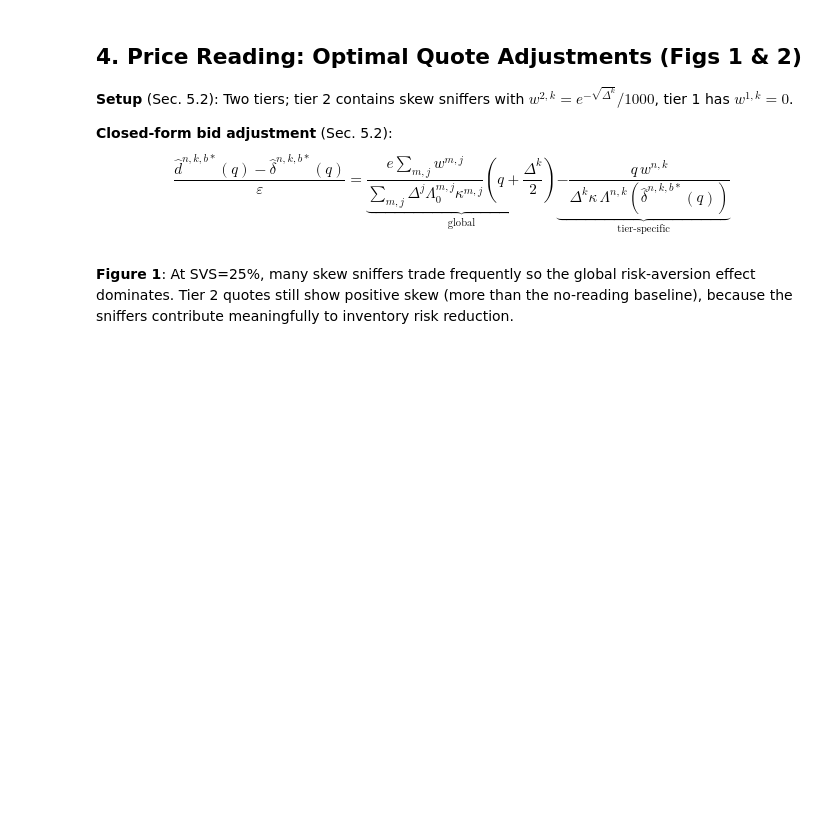
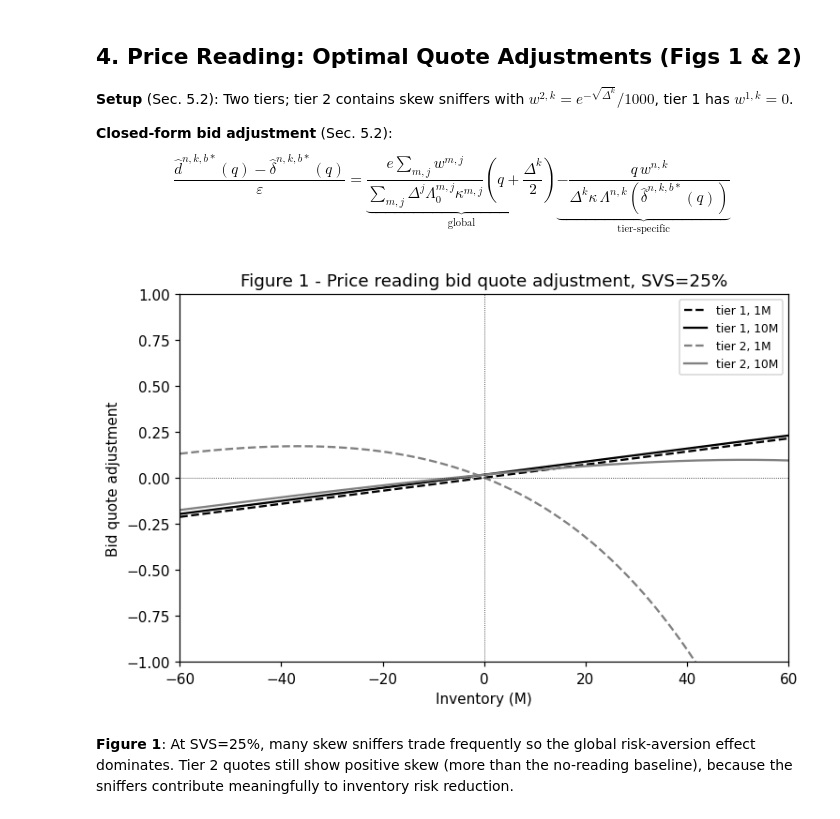
Before and after one commit to yurit04/algo_market_making, a Jupyter notebook: notebooks/optimal_quoting_adverse_selection_price_reading.ipynb, the cells around one changed output. Saved outputs shown, nothing was run; the diff lists cells and outputs as text; code cells hidden in the pictures; blank space fills up the shorter version.

Commit message:
added optiomal quoting under adverse selection

```diff
--- a/notebooks/optimal_quoting_adverse_selection_price_reading.ipynb
+++ b/notebooks/optimal_quoting_adverse_selection_price_reading.ipynb
@@ -13,6 +13,18 @@ Imports, random seed, and global constants from Sec. 5.1.
 # %%
 import numpy as np
 import matplotlib.pyplot as plt
+from pathlib import Path
+
+
+def _find_repo_root() -> Path:
+    for path in (Path.cwd(), *Path.cwd().parents):
+        if (path / "pyproject.toml").is_file():
+            return path
+    raise FileNotFoundError("Could not find repo root (pyproject.toml)")
+
+
+OUTPUT_DIR = _find_repo_root() / "outputs" / "notebooks" / "optimal_quoting_adverse_selection_price_reading"
+OUTPUT_DIR.mkdir(parents=True, exist_ok=True)
 
 np.random.seed(42)
 plt.rcParams.update({'figure.dpi': 110, 'font.size': 10})
@@ -31,6 +43,7 @@ GAMMA = 1e-4                              # bp^-1 M^-1
 E     = np.e                              # Euler's number in H^{n,k}(p) = L_0/k * e^{-1-kp}
 
 print("Parameters loaded.")
+print(f"  Figures → {OUTPUT_DIR}")
 print(f"  sigma={SIGMA:.4f} bp/sqrt(s), gamma={GAMMA:.1e} bp^-1 M^-1, kappa={KAPPA} bp^-1")
 print(f"  Sizes (M): {SIZES}")
 print(f"  Total Lambda_0 (day^-1): {LAMBDA0_TOTAL_DAY}")
@@ -128,34 +155,36 @@ def pr_adj_bid(q_arr, n_tier, Lambda0_1, Lambda0_2):
 
     # Tier-specific weights
     w_n = w2 if n_tier == 1 else np.zeros(K)
 
     # Global term (bid, + sign per Sec. 5.2)
     global_bid = global_coeff * (q[None,:] + SIZES[:,None]/2.0)  # (K, Q)
 
     # Tier-specific term (bid): -q * w^{n,k} / (Delta^k * kappa * Lambda^{n,k}(delta))
     tier_bid = -(q[None,:] * w_n[:,None]) / (SIZES[:,None] * KAPPA * Lam_at_b)
 
     return global_bid + tier_bid    # (K, Q)
 
 
 # --- Figure 1: SVS = 25% (Sec. 5.2) -----------------------------------------
 q_grid = np.linspace(-60, 60, 300)
 SVS = 0.25
 L1, L2 = SVS * LAMBDA0_TOTAL, (1-SVS) * LAMBDA0_TOTAL
 
 adj_t1 = pr_adj_bid(q_grid, 0, L1, L2)   # tier 1 (no sniffers)
 adj_t2 = pr_adj_bid(q_grid, 1, L1, L2)   # tier 2 (skew sniffers)
 
 fig, ax = plt.subplots(figsize=(7, 4.5))
 ax.plot(q_grid, adj_t1[0],  'k--',  lw=1.5, label='tier 1, 1M')
 ax.plot(q_grid, adj_t1[3],  'k-',   lw=1.5, label='tier 1, 10M')
 ax.plot(q_grid, adj_t2[0],  color='gray', lw=1.5, ls='--', label='tier 2, 1M')
 ax.plot(q_grid, adj_t2[3],  color='gray', lw=1.5, ls='-',  label='tier 2, 10M')
 ax.axhline(0, color='k', lw=0.5, ls=':'); ax.axvline(0, color='k', lw=0.5, ls=':')
 ax.set(xlim=(-60,60), ylim=(-1,1), xlabel='Inventory (M)', ylabel='Bid quote adjustment',
        title='Figure 1 - Price reading bid quote adjustment, SVS=25%')
 ax.legend(fontsize=8)
-plt.tight_layout(); plt.savefig('/tmp/fig1.png', dpi=110); plt.show()
+plt.tight_layout(); plt.savefig(OUTPUT_DIR / 'fig1.png', dpi=110); plt.show()
+# %% [output]
+[figure, added]
 # %% [markdown]
 **Figure 1**: At SVS=25%, many skew sniffers trade frequently so the global risk-aversion effect
 dominates. Tier 2 quotes still show positive skew (more than the no-reading baseline),
```
Also changed, not shown: parts of 9 cells of this notebook, 2 other files.
